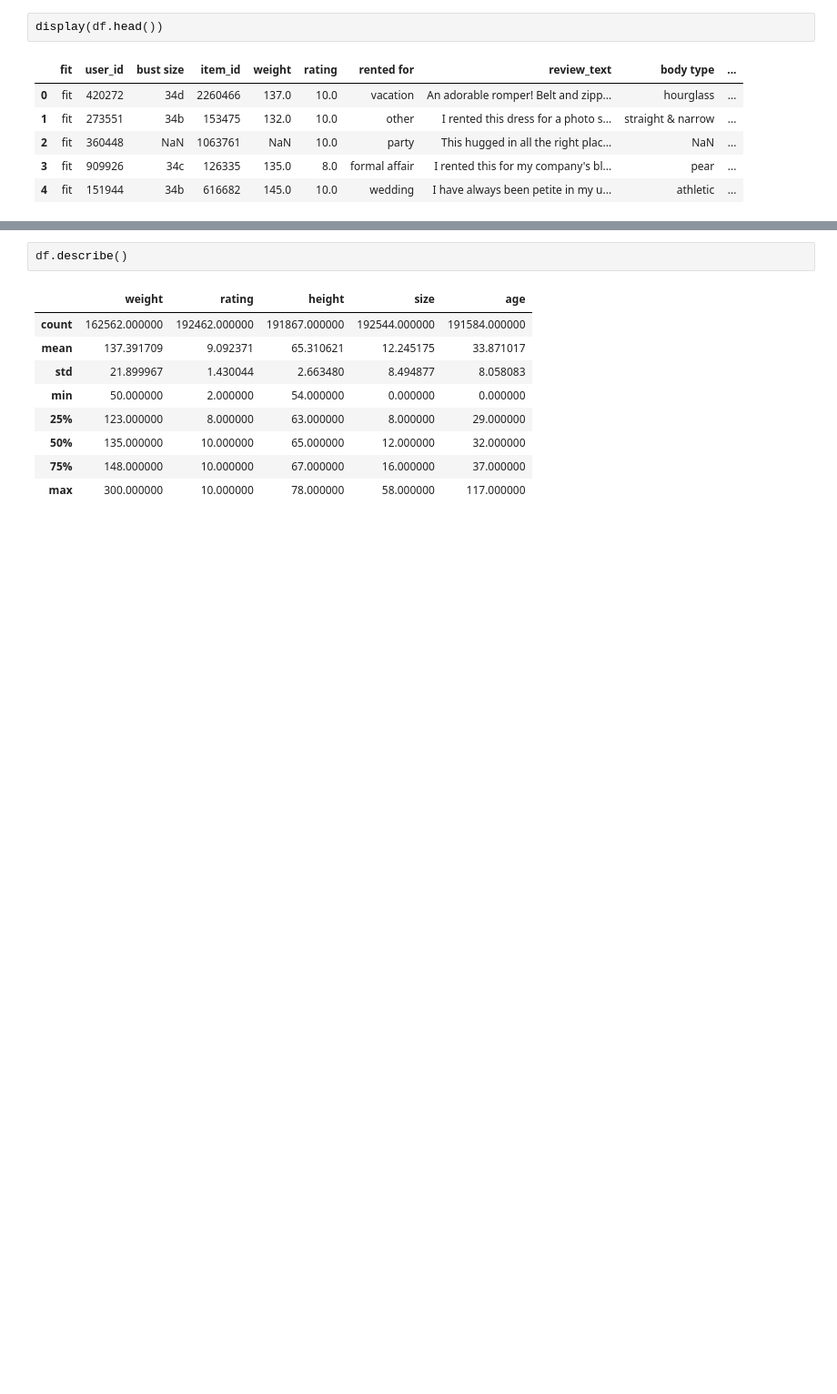
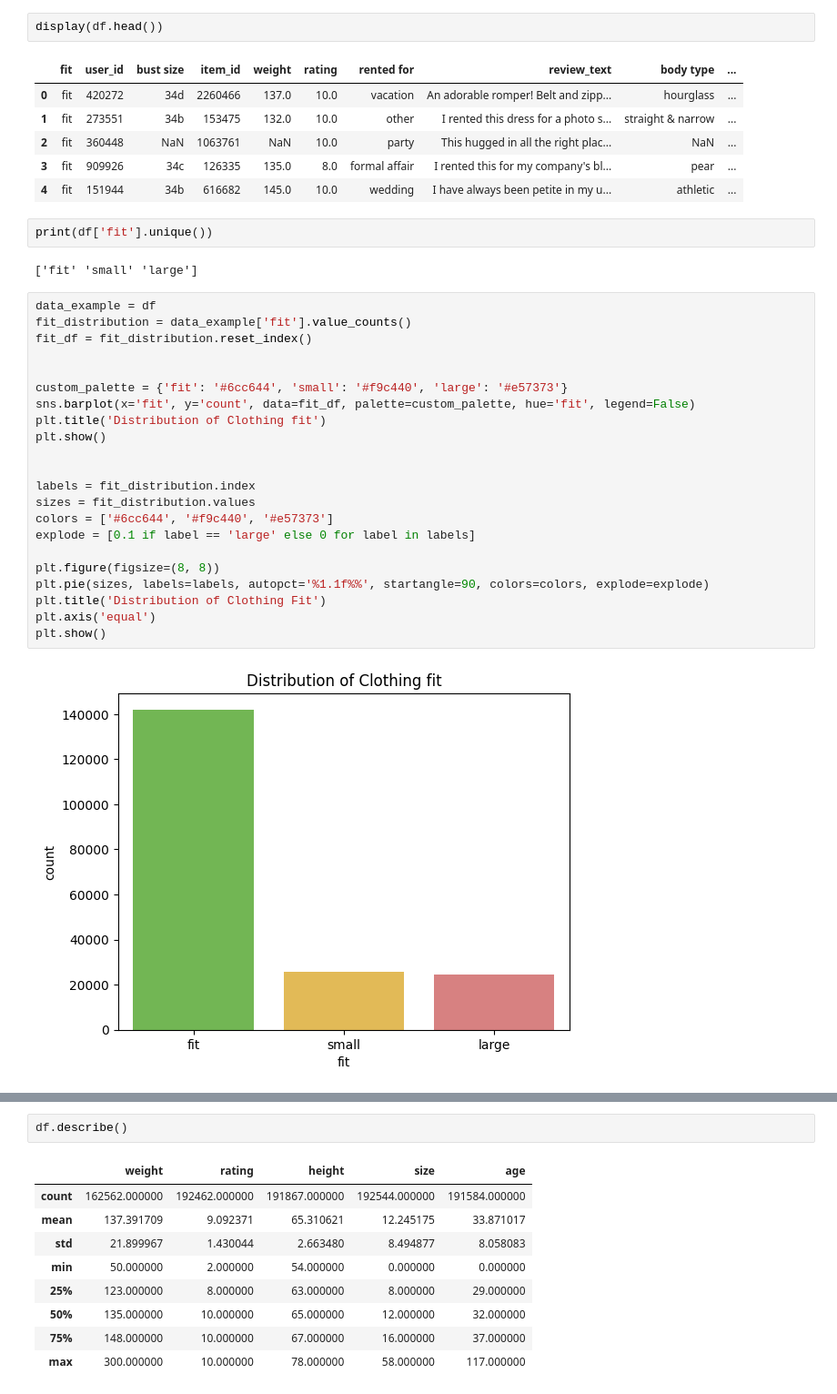
Before and after one commit to jiho-98/CSE158, a Jupyter notebook: ipynb/assignment2.ipynb, the cells around one changed output, grey strips where cells are left out. Shown at 91% size. Saved outputs shown, nothing was run; the diff lists cells and outputs as text; blank space fills up the shorter version.

Commit message:
fit distribution added

```diff
--- a/ipynb/assignment2.ipynb
+++ b/ipynb/assignment2.ipynb
@@ -216,3 +212,31 @@ display(df.head())
 | 2 | fit | 360448 | NaN | 1063761 | NaN | 10.0 | party | This hugged in all the right plac... | NaN | ... |
 | 3 | fit | 909926 | 34c | 126335 | 135.0 | 8.0 | formal affair | I rented this for my company's bl... | pear | ... |
 | 4 | fit | 151944 | 34b | 616682 | 145.0 | 10.0 | wedding | I have always been petite in my u... | athletic | ... |
+# %%
+print(df['fit'].unique())
+# %% [output]
+['fit' 'small' 'large']
+# %%
+data_example = df
+fit_distribution = data_example['fit'].value_counts()
+fit_df = fit_distribution.reset_index()
+
+
+custom_palette = {'fit': '#6cc644', 'small': '#f9c440', 'large': '#e57373'}
+sns.barplot(x='fit', y='count', data=fit_df, palette=custom_palette, hue='fit', legend=False)
+plt.title('Distribution of Clothing fit')
+plt.show()
+
+
+labels = fit_distribution.index
+sizes = fit_distribution.values
+colors = ['#6cc644', '#f9c440', '#e57373']
+explode = [0.1 if label == 'large' else 0 for label in labels]
+
+plt.figure(figsize=(8, 8))
+plt.pie(sizes, labels=labels, autopct='%1.1f%%', startangle=90, colors=colors, explode=explode)
+plt.title('Distribution of Clothing Fit')
+plt.axis('equal')
+plt.show()
+# %% [output]
+[figure, added]
```
Also changed, not shown: parts of 5 cells of this notebook.
